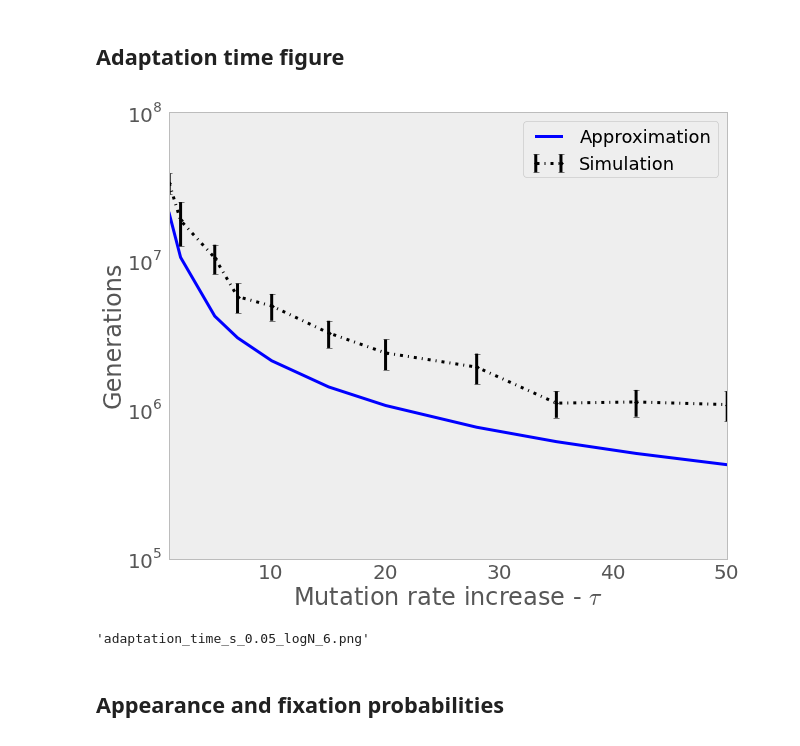
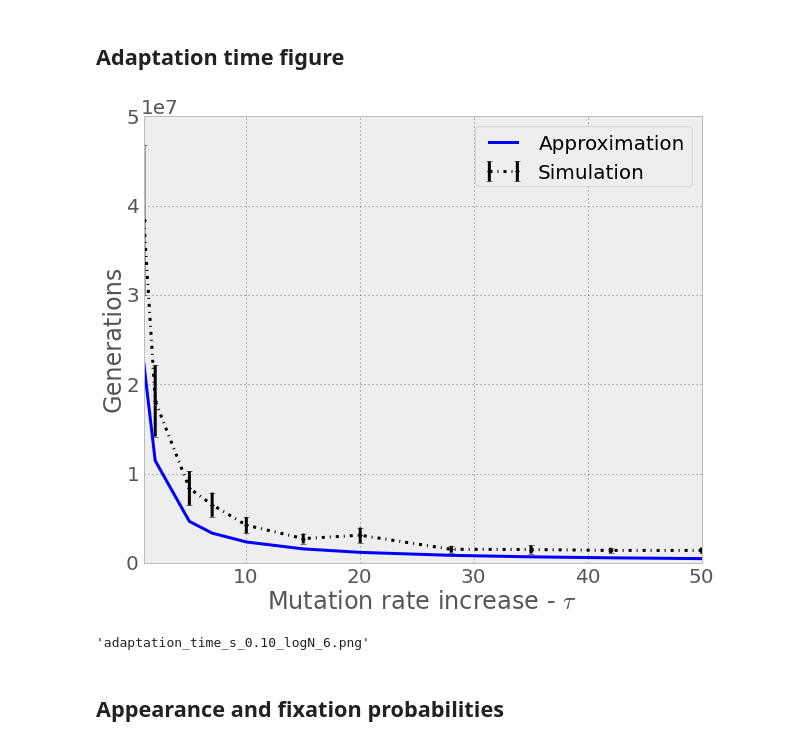
Before and after one commit to yoavram/GRC2013, a Jupyter notebook: figures.ipynb, the cells around one changed output. Cells and saved outputs as stored; diff of their text form; code cells hidden in the pictures.

Commit message:
trying to do the figures with lilach's remarks

```diff
--- a/figures.ipynb
+++ b/figures.ipynb
@@ -9,10 +9,10 @@ font = {'family' : 'sans-serif',
 matplotlib.rc('font', **font)
 matplotlib.rc('legend',**{'fontsize':14})
 rcParams['figure.figsize'] = 10,8
-rcParams['legend.fontsize'] = 18
+rcParams['legend.fontsize'] = 20
 # %%
 T = 50 # tau
-s = 0.05 # s = 0.01 # Kibota and Lynch 1996
+s = 0.1 # s = 0.01 # Kibota and Lynch 1996
 H = 2
 U = 0.0004 # Wielgoss et al. 2011
 # U = 0.003 # Drake 1991
@@ -136,19 +131,19 @@ fix_time_se_sim = grouped_rho.dif.std() / sqrt(grouped_rho.dif.size())
 # %%
 fig = figure()
 ax = fig.add_subplot(1,1,1)
 ax.errorbar(taus, adapt_time_mean_sim, fmt='k.-.', label='Simulation', yerr=adapt_time_se_sim, linewidth=3)
 ax.plot(taus, [1./adaptation_rate_sim_exact(TT,U,u,s,H) for TT in taus],'b-', linewidth=3, label='Approximation')
 ax.set_xlabel(r"Mutation rate increase - $\tau$")
 ax.set_ylabel('Generations')
 ax.set_xlim((min(taus),max(taus)))
-ax.set_yscale('log')
+#ax.set_yscale('log')
 ax.legend(loc=1)
-ax.grid(False, which='both')
+ax.grid(False, which='minor')
 # %% [output]
-[figure, old version]
+[figure, new version]
 # %%
 save_figure(fig,"adaptation_time_s_%.2f_logN_%d" % ( s, int(log10(N))))
 # %% [output]
-'adaptation_time_s_0.05_logN_6.png'
+'adaptation_time_s_0.10_logN_6.png'
 # %% [markdown]
 ## Appearance and fixation probabilities
```
Also changed, not shown: parts of 8 cells of this notebook.
